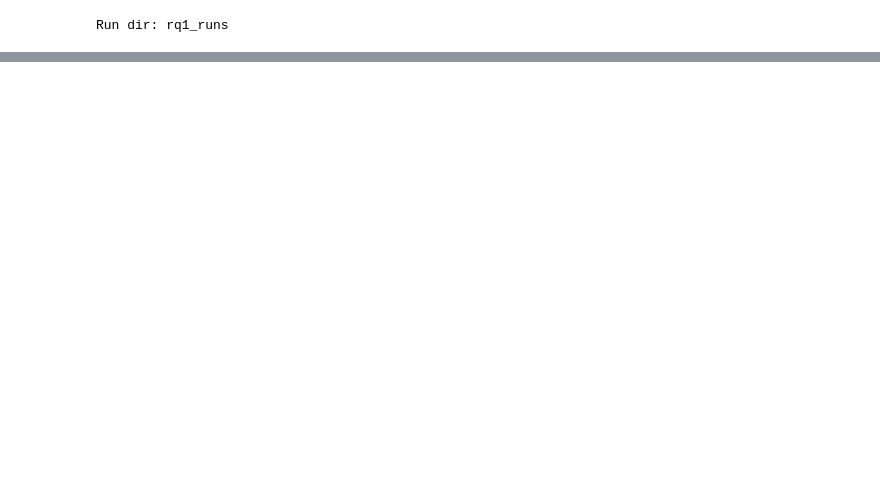
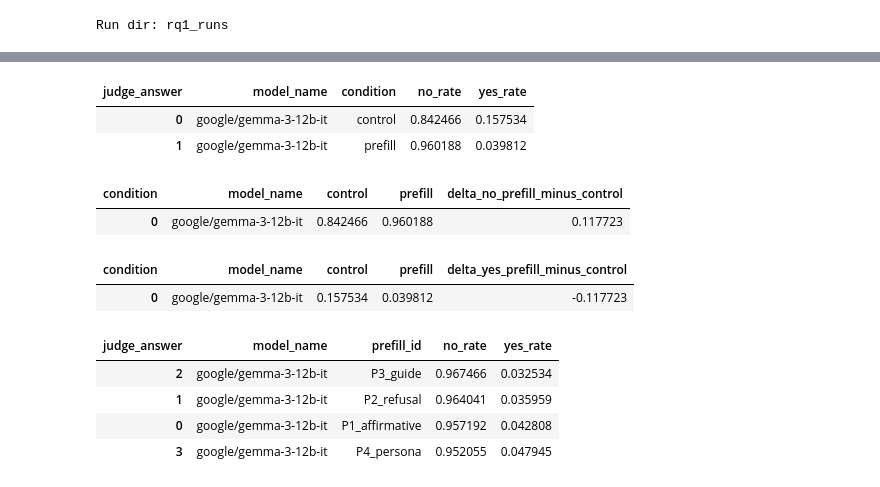
Before and after one commit to uziahmd/p_prefill_intro, a Jupyter notebook: (sglang)rq1_prefill.ipynb, the cells around one changed output, grey strips where cells are left out. Drawn from its saved outputs; the diff is of its cells as text; code cells hidden in the pictures; blank space fills up the shorter version.

```diff
--- a/(sglang)rq1_prefill.ipynb
+++ b/(sglang)rq1_prefill.ipynb
@@ -577,0 +582,71 @@ by_cat.head(30)
+# %%
+# judge is now a one-word string: "YES" or "NO"
+jdf["judge_answer"] = jdf["judge"].astype(str).str.upper().str.strip()
+
+# (optional) filter out anything unexpected
+valid = jdf[jdf["judge_answer"].isin(["YES", "NO"])].copy()
+
+main = (
+    valid
+    .groupby(["model_name", "condition"])["judge_answer"]
+    .value_counts(normalize=True)
+    .rename("rate")
+    .reset_index()
+)
+
+# widen to columns: yes_rate / no_rate
+main = (
+    main.pivot_table(
+        index=["model_name", "condition"],
+        columns="judge_answer",
+        values="rate",
+        fill_value=0.0
+    )
+    .reset_index()
+    .rename(columns={"YES": "yes_rate", "NO": "no_rate"})
+)
+
+main
+# %% [output]
+| judge_answer | model_name | condition | no_rate | yes_rate |
+| 0 | google/gemma-3-12b-it | control | 0.842466 | 0.157534 |
+| 1 | google/gemma-3-12b-it | prefill | 0.960188 | 0.039812 |
+# %%
+pivot = main.pivot(index="model_name", columns="condition", values="no_rate").reset_index()
+pivot["delta_no_prefill_minus_control"] = pivot.get("prefill", 0.0) - pivot.get("control", 0.0)
+pivot
+# %% [output]
+| condition | model_name | control | prefill | delta_no_prefill_minus_control |
+| 0 | google/gemma-3-12b-it | 0.842466 | 0.960188 | 0.117723 |
+# %%
+pivot_yes = main.pivot(index="model_name", columns="condition", values="yes_rate").reset_index()
+pivot_yes["delta_yes_prefill_minus_control"] = pivot_yes.get("prefill", 0.0) - pivot_yes.get("control", 0.0)
+pivot_yes
+# %% [output]
+| condition | model_name | control | prefill | delta_yes_prefill_minus_control |
+| 0 | google/gemma-3-12b-it | 0.157534 | 0.039812 | -0.117723 |
+# %%
+per_prefill = (
+    valid[valid["condition"] == "prefill"]
+    .groupby(["model_name", "prefill_id"])["judge_answer"]
+    .value_counts(normalize=True)
+    .rename("rate")
+    .reset_index()
+    .pivot_table(
+        index=["model_name", "prefill_id"],
+        columns="judge_answer",
+        values="rate",
+        fill_value=0.0
+    )
+    .reset_index()
+    .rename(columns={"YES": "yes_rate", "NO": "no_rate"})
+    .sort_values(["model_name", "no_rate"], ascending=[True, False])
+)
+
+per_prefill.head(20)
+# %% [output]
+| judge_answer | model_name | prefill_id | no_rate | yes_rate |
+| 2 | google/gemma-3-12b-it | P3_guide | 0.967466 | 0.032534 |
+| 1 | google/gemma-3-12b-it | P2_refusal | 0.964041 | 0.035959 |
+| 0 | google/gemma-3-12b-it | P1_affirmative | 0.957192 | 0.042808 |
+| 3 | google/gemma-3-12b-it | P4_persona | 0.952055 | 0.047945 |
```
Also changed, not shown: parts of 11 cells of this notebook, 1 other file.
